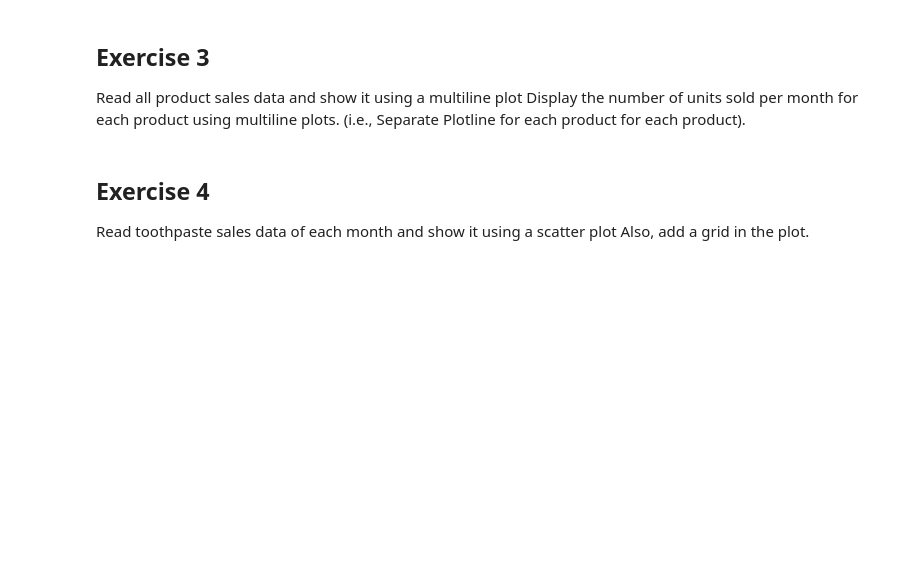
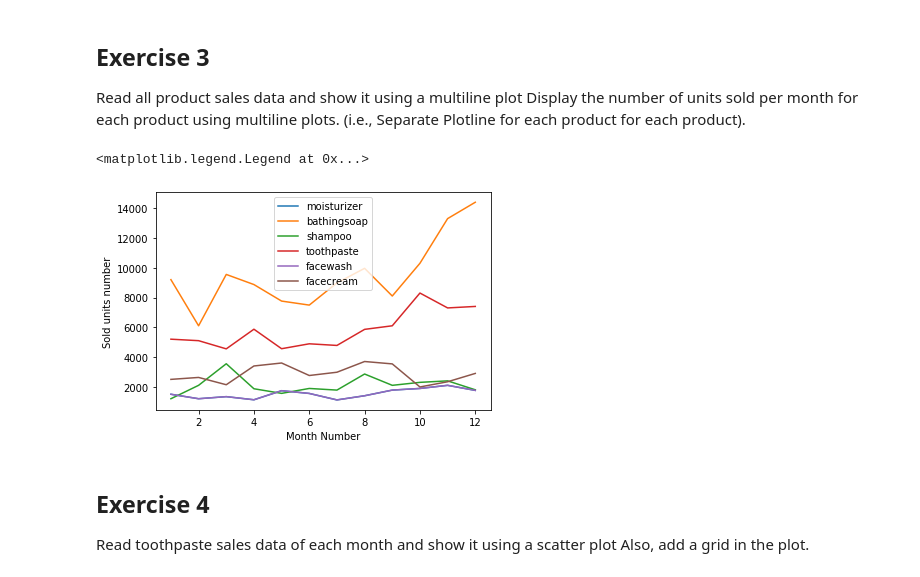
Before and after one commit to mrmarthy/DataScienceSS20, a Jupyter notebook: Exercises/1_b_MatplotLib.ipynb, the cells around one changed output. Saved outputs shown, nothing was run; the diff lists cells and outputs as text; code cells hidden in the pictures; blank space fills up the shorter version.

```diff
--- a/Exercises/1_b_MatplotLib.ipynb
+++ b/Exercises/1_b_MatplotLib.ipynb
@@ -56,6 +85,29 @@ Generated line plot must include following Style properties:
 ## Exercise 3
 Read all product sales data and show it  using a multiline plot
 Display the number of units sold per month for each product using multiline plots. (i.e., Separate Plotline for each product for each product).
+# %%
+data.moisturizer
+
+fig = plt.figure()
+ax = plt.axes()
+
+x = data.month_number
+
+ax.plot(x, data.moisturizer, label="moisturizer");
+ax.plot(x, data.bathingsoap, label="bathingsoap");
+ax.plot(x, data.shampoo, label="shampoo");
+ax.plot(x, data.toothpaste, label="toothpaste");
+ax.plot(x, data.facewash, label="facewash");
+ax.plot(x, data.facecream, label="facecream");
+
+
+plt.xlabel('Month Number')
+plt.ylabel('Sold units number')
+
+ax.legend(loc="upper center")
+# %% [output]
+<matplotlib.legend.Legend at 0x...>
+[figure, added]
 # %% [markdown]
 ## Exercise 4
 Read toothpaste sales data of each month and show it using a scatter plot
```
Also changed, not shown: parts of 9 cells of this notebook.
